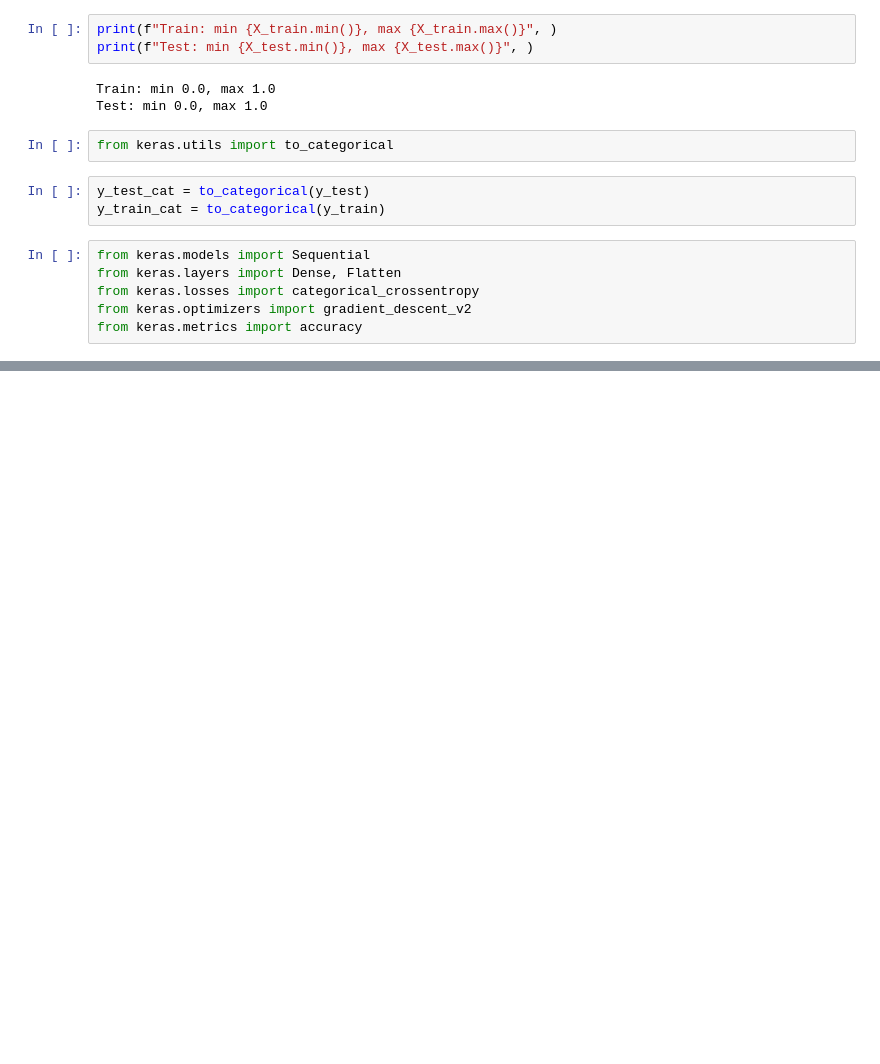
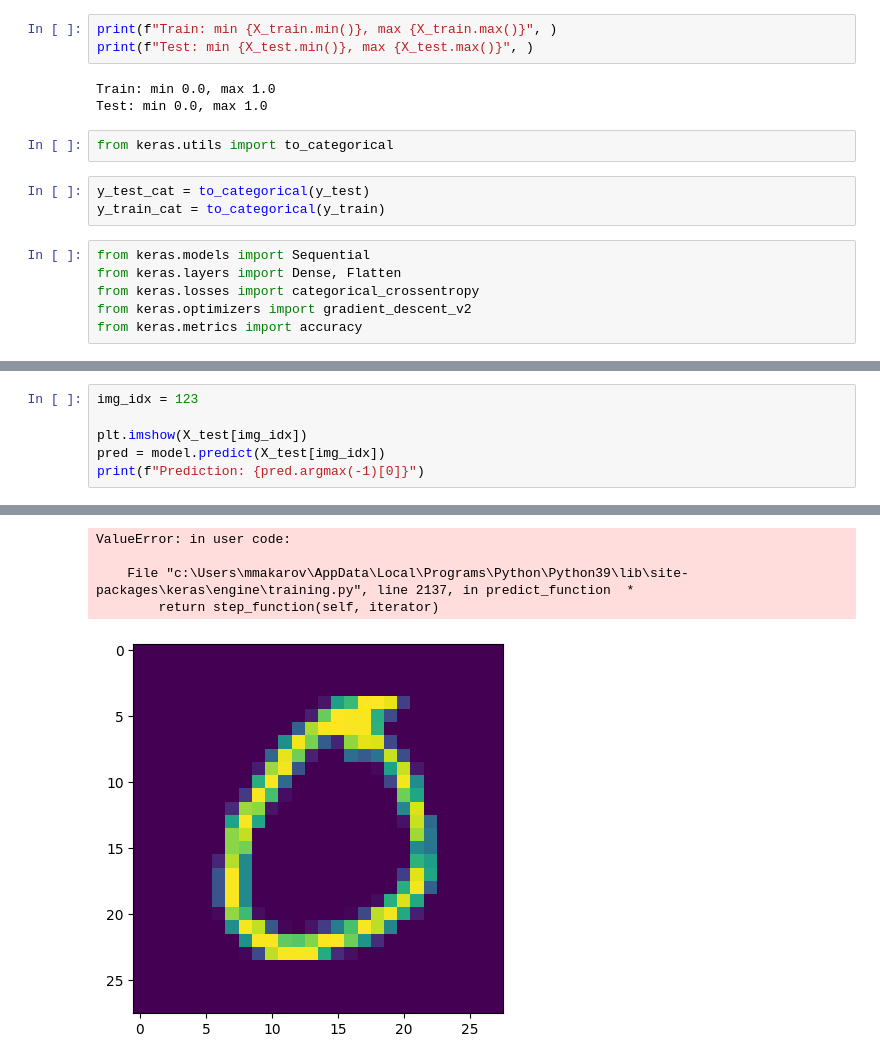
Before and after one commit to makarovlab/math-statistics, a Jupyter notebook: mnist_analysis.ipynb, the cells around one changed output, grey strips where cells are left out. Drawn from its saved outputs; the diff is of its cells as text; blank space fills up the shorter version.

```diff
--- a/mnist_analysis.ipynb
+++ b/mnist_analysis.ipynb
@@ -89,0 +82,7 @@ array([[0.11725686, 0.83968717]], dtype=float32)
+# %%
+img_idx = 123
+
+plt.imshow(X_test[img_idx])
+pred = model.predict(X_test[img_idx])
+print(f"Prediction: {pred.argmax(-1)[0]}")
+# %% [output]
@@ -89,0 +90,5 @@ array([[0.11725686, 0.83968717]], dtype=float32)
+ValueError: in user code:
+
+    File "c:\Users\mmakarov\AppData\Local\Programs\Python\Python39\lib\site-packages\keras\engine\training.py", line 2137, in predict_function  *
+        return step_function(self, iterator)
+[figure, added]
```
Also changed, not shown: parts of 4 cells of this notebook, 1 other file.
